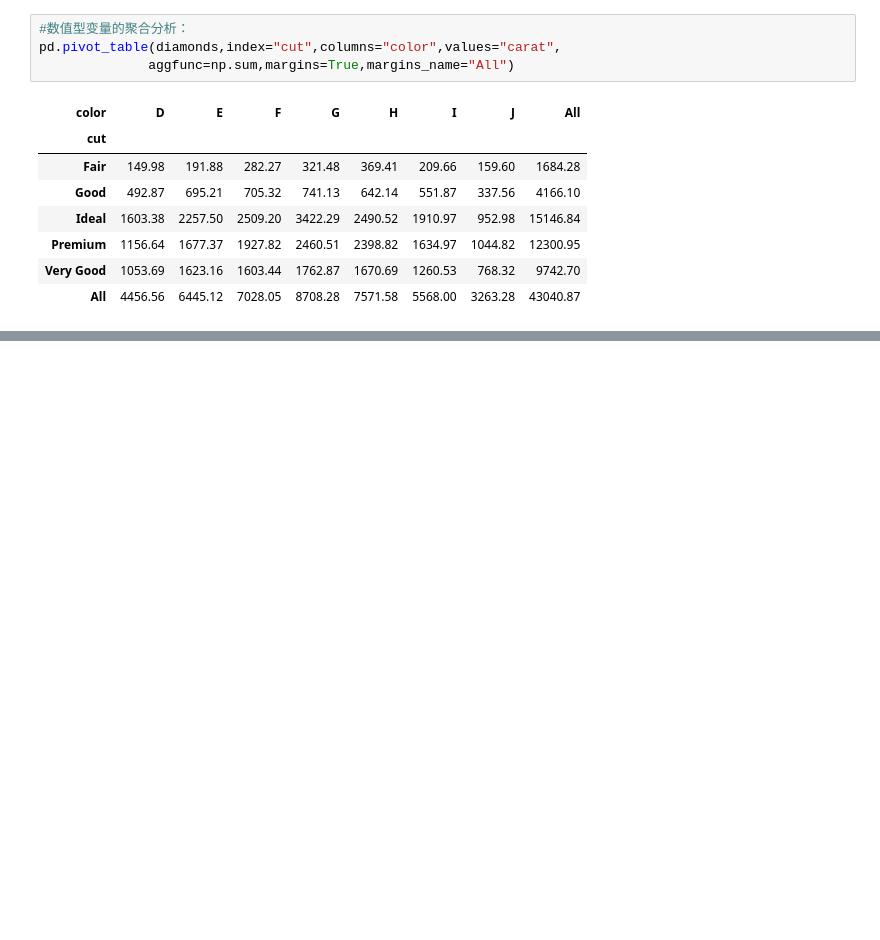
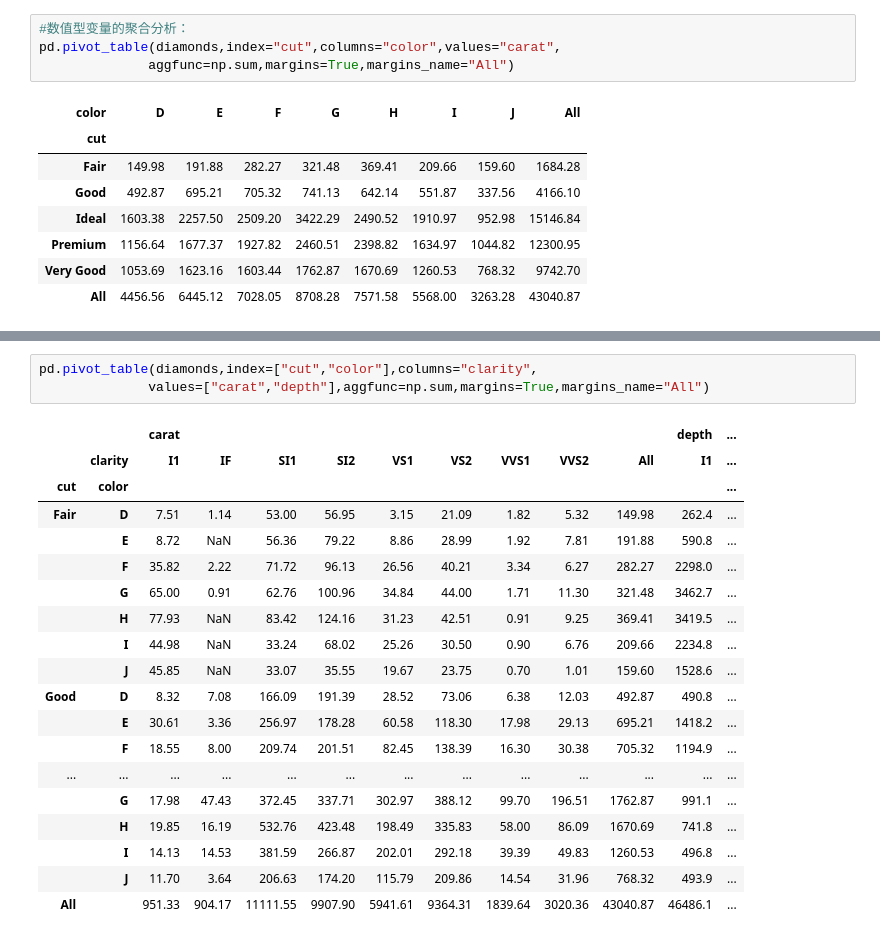
Before and after one commit to uraboer/R_vs_Python_Juper_Notebook, a Jupyter notebook: Python_统计描述与列联分析_20171030.ipynb, the cells around one changed output, grey strips where cells are left out. Cells and saved outputs as stored; diff of their text form; blank space fills up the shorter version.

```diff
--- a/Python_统计描述与列联分析_20171030.ipynb
+++ b/Python_统计描述与列联分析_20171030.ipynb
@@ -59,0 +93,23 @@ pd.pivot_table(diamonds,index=["cut","color"],columns="clarity",
+# %%
+pd.pivot_table(diamonds,index=["cut","color"],columns="clarity",
+              values=["carat","depth"],aggfunc=np.sum,margins=True,margins_name="All")
+# %% [output]
+|  |  | carat |  |  |  |  |  |  |  |  | depth | ... |
+|  | clarity | I1 | IF | SI1 | SI2 | VS1 | VS2 | VVS1 | VVS2 | All | I1 | ... |
+| cut | color |  |  |  |  |  |  |  |  |  |  | ... |
+| Fair | D | 7.51 | 1.14 | 53.00 | 56.95 | 3.15 | 21.09 | 1.82 | 5.32 | 149.98 | 262.4 | ... |
+|  | E | 8.72 | NaN | 56.36 | 79.22 | 8.86 | 28.99 | 1.92 | 7.81 | 191.88 | 590.8 | ... |
+|  | F | 35.82 | 2.22 | 71.72 | 96.13 | 26.56 | 40.21 | 3.34 | 6.27 | 282.27 | 2298.0 | ... |
+|  | G | 65.00 | 0.91 | 62.76 | 100.96 | 34.84 | 44.00 | 1.71 | 11.30 | 321.48 | 3462.7 | ... |
+|  | H | 77.93 | NaN | 83.42 | 124.16 | 31.23 | 42.51 | 0.91 | 9.25 | 369.41 | 3419.5 | ... |
+|  | I | 44.98 | NaN | 33.24 | 68.02 | 25.26 | 30.50 | 0.90 | 6.76 | 209.66 | 2234.8 | ... |
+|  | J | 45.85 | NaN | 33.07 | 35.55 | 19.67 | 23.75 | 0.70 | 1.01 | 159.60 | 1528.6 | ... |
+| Good | D | 8.32 | 7.08 | 166.09 | 191.39 | 28.52 | 73.06 | 6.38 | 12.03 | 492.87 | 490.8 | ... |
+|  | E | 30.61 | 3.36 | 256.97 | 178.28 | 60.58 | 118.30 | 17.98 | 29.13 | 695.21 | 1418.2 | ... |
+|  | F | 18.55 | 8.00 | 209.74 | 201.51 | 82.45 | 138.39 | 16.30 | 30.38 | 705.32 | 1194.9 | ... |
+| ... | ... | ... | ... | ... | ... | ... | ... | ... | ... | ... | ... | ... |
+|  | G | 17.98 | 47.43 | 372.45 | 337.71 | 302.97 | 388.12 | 99.70 | 196.51 | 1762.87 | 991.1 | ... |
+|  | H | 19.85 | 16.19 | 532.76 | 423.48 | 198.49 | 335.83 | 58.00 | 86.09 | 1670.69 | 741.8 | ... |
+|  | I | 14.13 | 14.53 | 381.59 | 266.87 | 202.01 | 292.18 | 39.39 | 49.83 | 1260.53 | 496.8 | ... |
+|  | J | 11.70 | 3.64 | 206.63 | 174.20 | 115.79 | 209.86 | 14.54 | 31.96 | 768.32 | 493.9 | ... |
+| All |  | 951.33 | 904.17 | 11111.55 | 9907.90 | 5941.61 | 9364.31 | 1839.64 | 3020.36 | 43040.87 | 46486.1 | ... |
```
Also changed, not shown: parts of 5 cells of this notebook.
